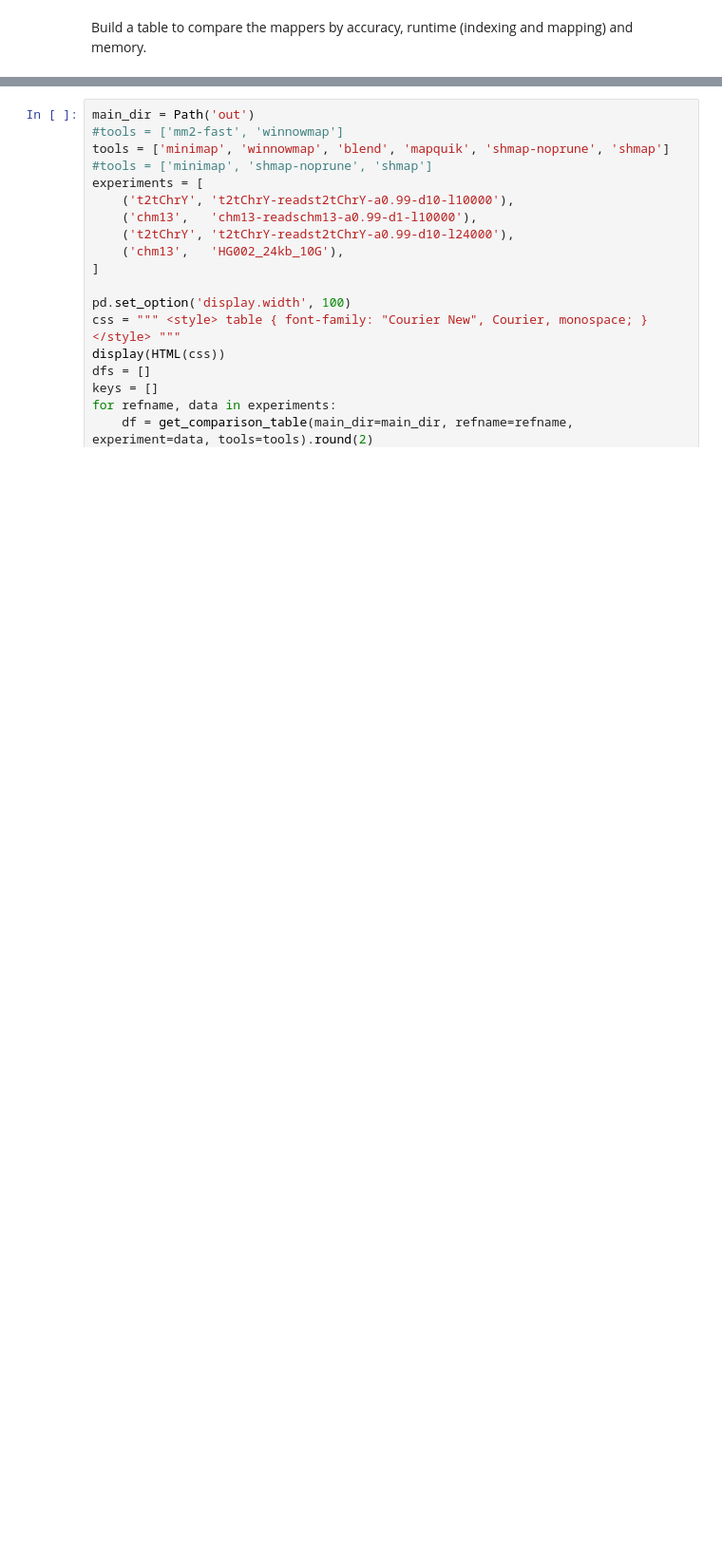
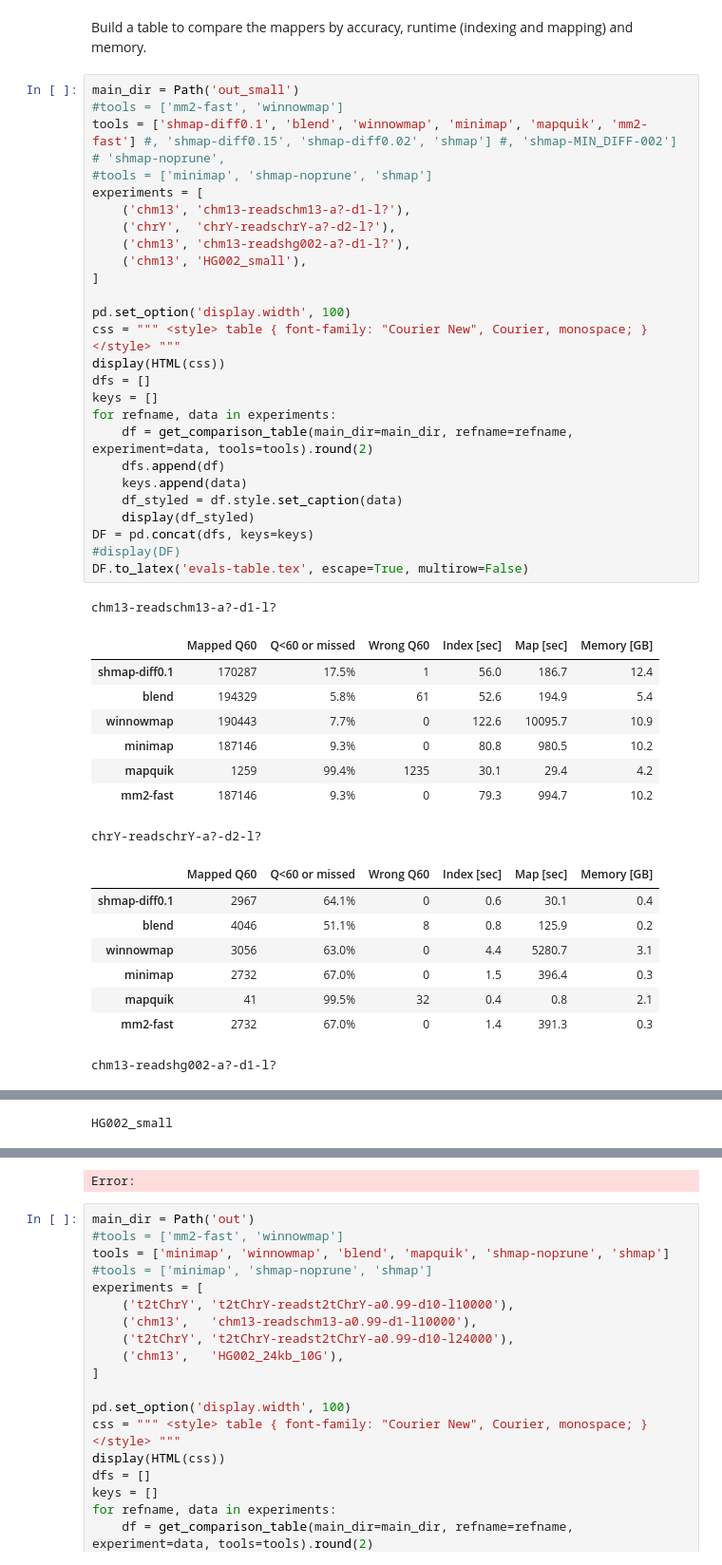
Before and after one commit to pesho-ivanov/shmap, a Jupyter notebook: evals/compare.ipynb, the cells around one changed output, grey strips where cells are left out. Shown at 95% size. Cells and saved outputs as stored; diff of their text form; blank space fills up the shorter version.

```diff
--- a/evals/compare.ipynb
+++ b/evals/compare.ipynb
@@ -198,3 +198,47 @@ def get_comparison_table(main_dir: Path, refname, experiment: Path, tools):
     return alldf
 # %% [markdown]
 Build a table to compare the mappers by accuracy, runtime (indexing and mapping) and memory.
+# %%
+main_dir = Path('out_small')
+#tools = ['mm2-fast', 'winnowmap']
+tools = ['shmap-diff0.1', 'blend', 'winnowmap', 'minimap', 'mapquik', 'mm2-fast'] #, 'shmap-diff0.15', 'shmap-diff0.02', 'shmap'] #, 'shmap-MIN_DIFF-002']  # 'shmap-noprune',
+#tools = ['minimap', 'shmap-noprune', 'shmap']
+experiments = [
+    ('chm13', 'chm13-readschm13-a?-d1-l?'),
+    ('chrY',  'chrY-readschrY-a?-d2-l?'),
+    ('chm13', 'chm13-readshg002-a?-d1-l?'),
+    ('chm13', 'HG002_small'),
+]
+
+pd.set_option('display.width', 100)
+css = """ <style> table { font-family: "Courier New", Courier, monospace; } </style> """
+display(HTML(css))
+dfs = []
+keys = []
+for refname, data in experiments:
+    df = get_comparison_table(main_dir=main_dir, refname=refname, experiment=data, tools=tools).round(2)
+    dfs.append(df)
+    keys.append(data)
+    df_styled = df.style.set_caption(data)
+    display(df_styled)
+DF = pd.concat(dfs, keys=keys)
+#display(DF)
+DF.to_latex('evals-table.tex', escape=True, multirow=False)
+# %% [output]
+chm13-readschm13-a?-d1-l?
+|  | Mapped Q60 | Q<60 or missed | Wrong Q60 | Index [sec] | Map [sec] | Memory [GB] |
+| shmap-diff0.1 | 170287 | 17.5% | 1 | 56.0 | 186.7 | 12.4 |
+| blend | 194329 | 5.8% | 61 | 52.6 | 194.9 | 5.4 |
+| winnowmap | 190443 | 7.7% | 0 | 122.6 | 10095.7 | 10.9 |
+| minimap | 187146 | 9.3% | 0 | 80.8 | 980.5 | 10.2 |
+| mapquik | 1259 | 99.4% | 1235 | 30.1 | 29.4 | 4.2 |
+| mm2-fast | 187146 | 9.3% | 0 | 79.3 | 994.7 | 10.2 |
+chrY-readschrY-a?-d2-l?
+|  | Mapped Q60 | Q<60 or missed | Wrong Q60 | Index [sec] | Map [sec] | Memory [GB] |
+| shmap-diff0.1 | 2967 | 64.1% | 0 | 0.6 | 30.1 | 0.4 |
+| blend | 4046 | 51.1% | 8 | 0.8 | 125.9 | 0.2 |
+| winnowmap | 3056 | 63.0% | 0 | 4.4 | 5280.7 | 3.1 |
+| minimap | 2732 | 67.0% | 0 | 1.5 | 396.4 | 0.3 |
+| mapquik | 41 | 99.5% | 32 | 0.4 | 0.8 | 2.1 |
+| mm2-fast | 2732 | 67.0% | 0 | 1.4 | 391.3 | 0.3 |
+chm13-readshg002-a?-d1-l?
@@ -200,0 +252 @@ Build a table to compare the mappers by accuracy, runtime (indexing and mapping)
+HG002_small
@@ -201,3 +260,4 @@ Build a table to compare the mappers by accuracy, runtime (indexing and mapping)
+Error:
 # %%
 main_dir = Path('out')
 #tools = ['mm2-fast', 'winnowmap']
```
Also changed, not shown: parts of 2 cells of this notebook, 1 other file.
